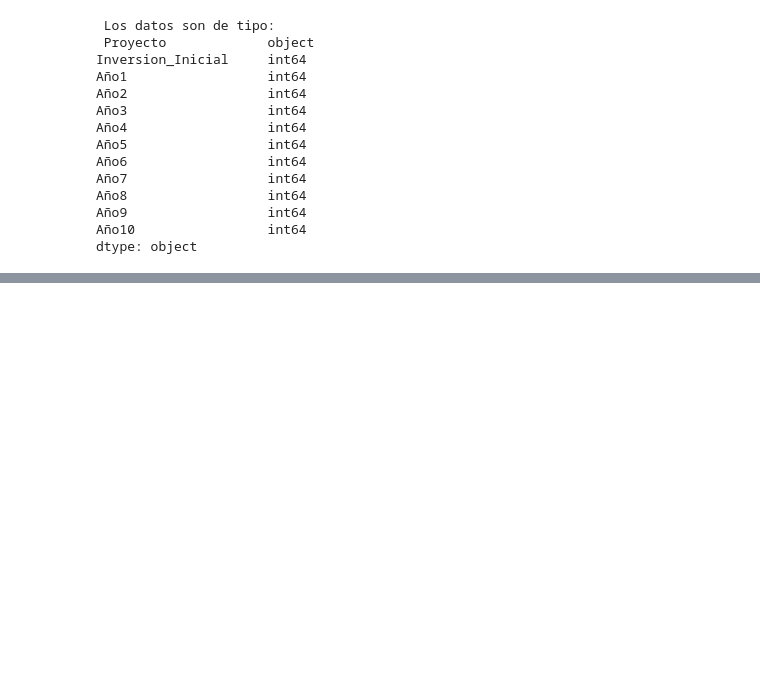
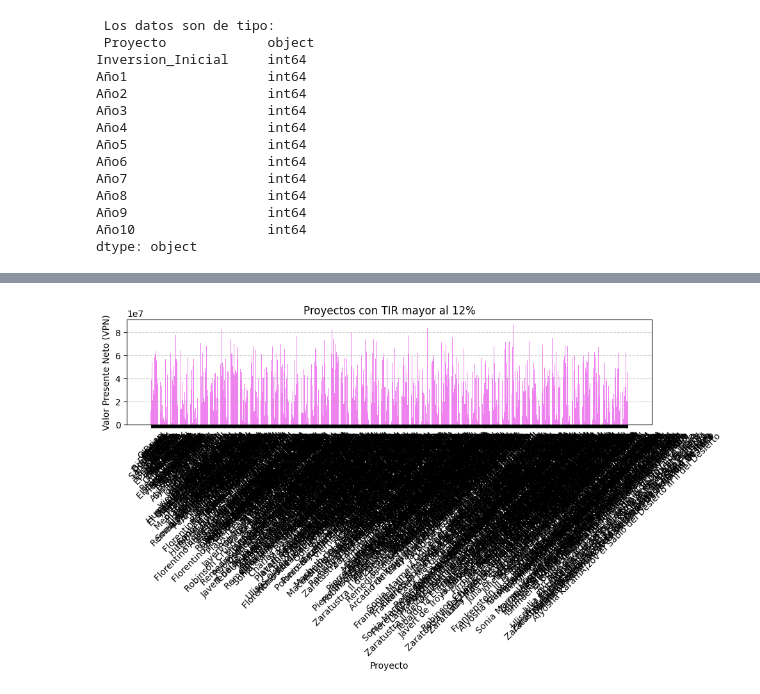
Before and after one commit to JEROFRAN/Curso_de_lenguajes_de_programaci-n, a Jupyter notebook: Examen_institucional_ipyn1.ipynb, the cells around one changed output, grey strips where cells are left out. Saved outputs shown, nothing was run; the diff lists cells and outputs as text; code cells hidden in the pictures; blank space fills up the shorter version.

```diff
--- a/Examen_institucional_ipyn1.ipynb
+++ b/Examen_institucional_ipyn1.ipynb
@@ -30,7 +25,8 @@ ruta_excel = '/content/drive/MyDrive/Colab Notebooks/Flujos_de_caja.xlsx'
 
 # Leer Excel (usualmente la primera hoja)
 df = pd.read_excel(ruta_excel)
-
+# Aquí nombramos cada una de las columnas
+df.columns = ['Proyecto', 'Inversion_Inicial'] + [f'Año{i}' for i in range(1, 11)]
 # Verificar el contenido
 df.head()
 # %% [output]
@@ -82,7 +70,0 @@ for col in df_clean.columns[1:]:
-# %%
-# Funciones financieras: VPN y TIR
-def calcular_vpn(flujos, tasa_descuento):
-    return np.sum([fc / (1 + tasa_descuento) ** t for t, fc in enumerate(flujos)])
-
-def calcular_tir(flujos):
-    return npf.irr(flujos)
@@ -165,0 +144,14 @@ FloatSlider(value=0.1, description='Tasa (%)', max=0.3, min=0.01, step=0.01)
+# %%
+import numpy_financial as npf  # Importar librería financiera
+
+# Calcular la TIR para cada proyecto
+df['TIR'] = df.apply(
+    lambda fila: npf.irr(
+        [fila['Inversion_Inicial']] + [fila[f'Año{i}'] for i in range(1, 11)]
+    ),
+    axis=1
+)
+
+# Mostrar resultados
+from IPython.display import display
+display(df[['Proyecto', 'VPN', 'TIR']])
@@ -165,0 +172,22 @@ FloatSlider(value=0.1, description='Tasa (%)', max=0.3, min=0.01, step=0.01)
+# %%
+import matplotlib.pyplot as plt
+
+# Filtrar proyectos con TIR mayor a la tasa de descuento
+tasa_descuento = 0.12
+proyectos_rentables = df[df['TIR'] > tasa_descuento]
+
+# Gráfico de barras: Inversionista vs VPN
+plt.figure(figsize=(10, 6))
+# Cambiar 'proyecto' a 'Proyecto' para que coincida con el nombre de la columna
+plt.bar(proyectos_rentables['Proyecto'], proyectos_rentables['VPN'], color='violet')
+
+plt.xlabel('Proyecto')
+plt.ylabel('Valor Presente Neto (VPN)')
+plt.title('Proyectos con TIR mayor al 12%')
+plt.xticks(rotation=45)
+plt.grid(axis='y', linestyle='--', alpha=0.7)
+
+plt.tight_layout()
+plt.show()
+# %% [output]
+[figure, added]
```
Also changed, not shown: parts of 14 cells of this notebook.
